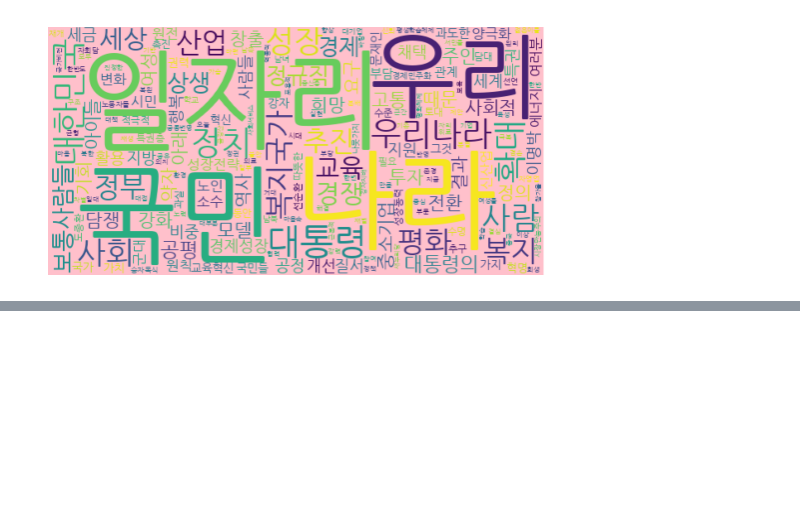
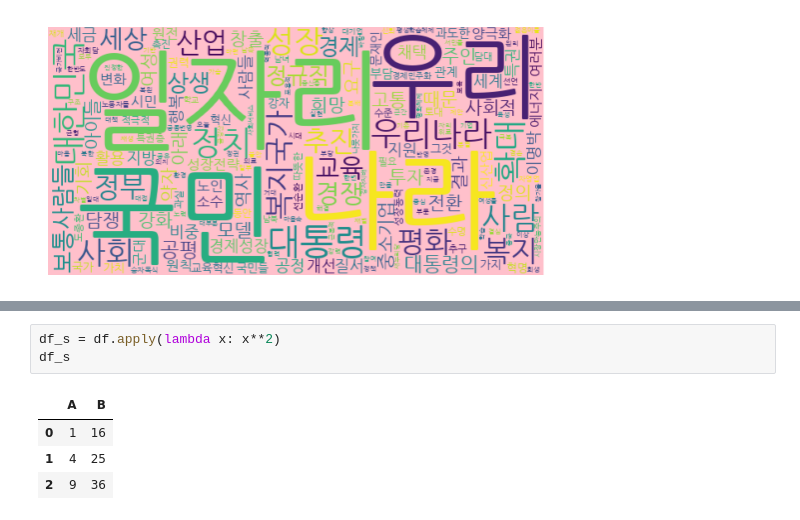
Before and after one commit to hyemin0408/2025-1-myclass-BDA, a Jupyter notebook: inclass/12w_B_wed_0528_easy_ch10.ipynb, the cells around one changed output, grey strips where cells are left out. Drawn from its saved outputs; the diff is of its cells as text; blank space fills up the shorter version.

```diff
--- a/inclass/12w_B_wed_0528_easy_ch10.ipynb
+++ b/inclass/12w_B_wed_0528_easy_ch10.ipynb
@@ -459,0 +500,8 @@ plt.show()
+# %%
+df_s = df.apply(lambda x: x**2)
+df_s
+# %% [output]
+|  | A | B |
+| 0 | 1 | 16 |
+| 1 | 4 | 25 |
+| 2 | 9 | 36 |
```
Also changed, not shown: parts of 17 cells of this notebook.
